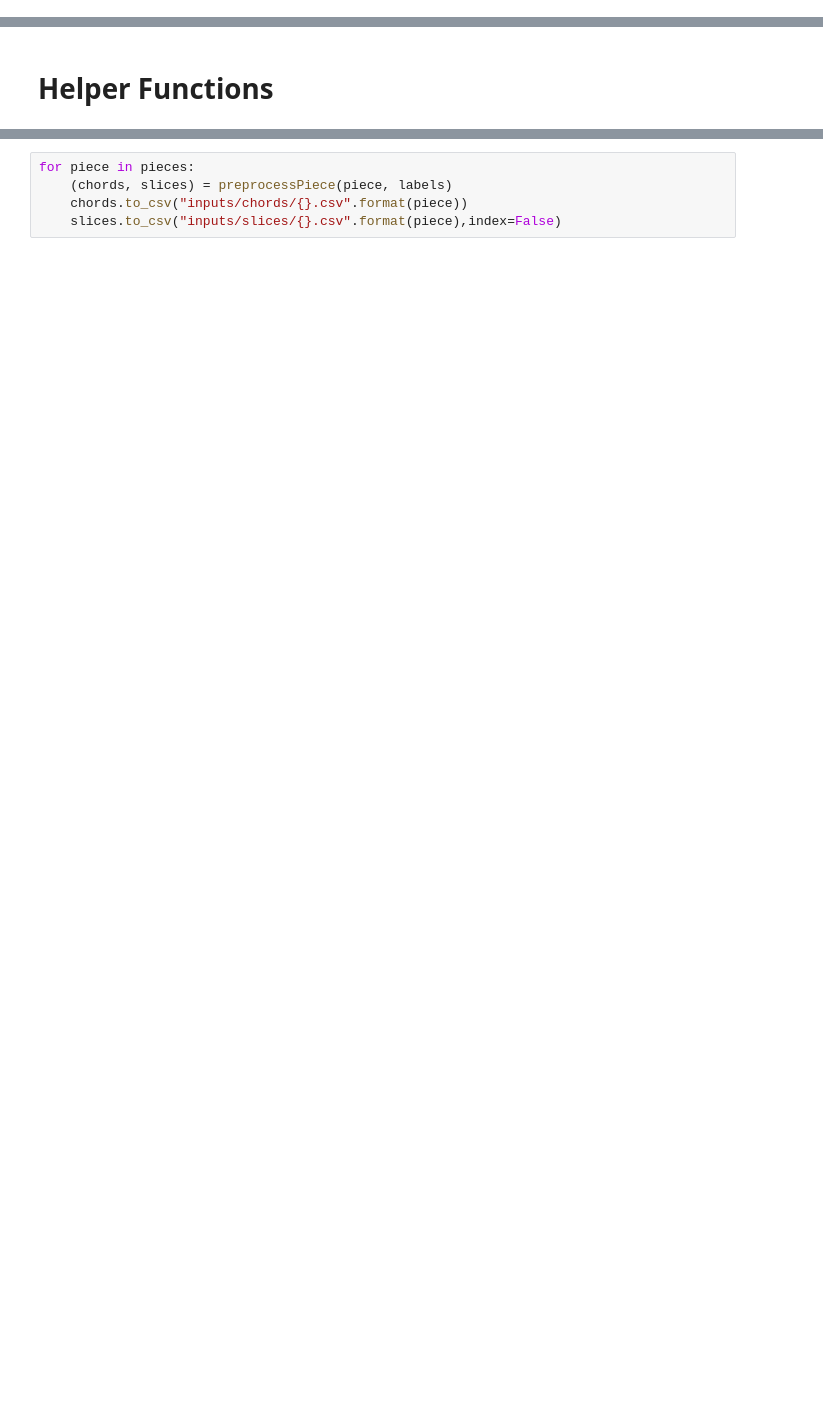
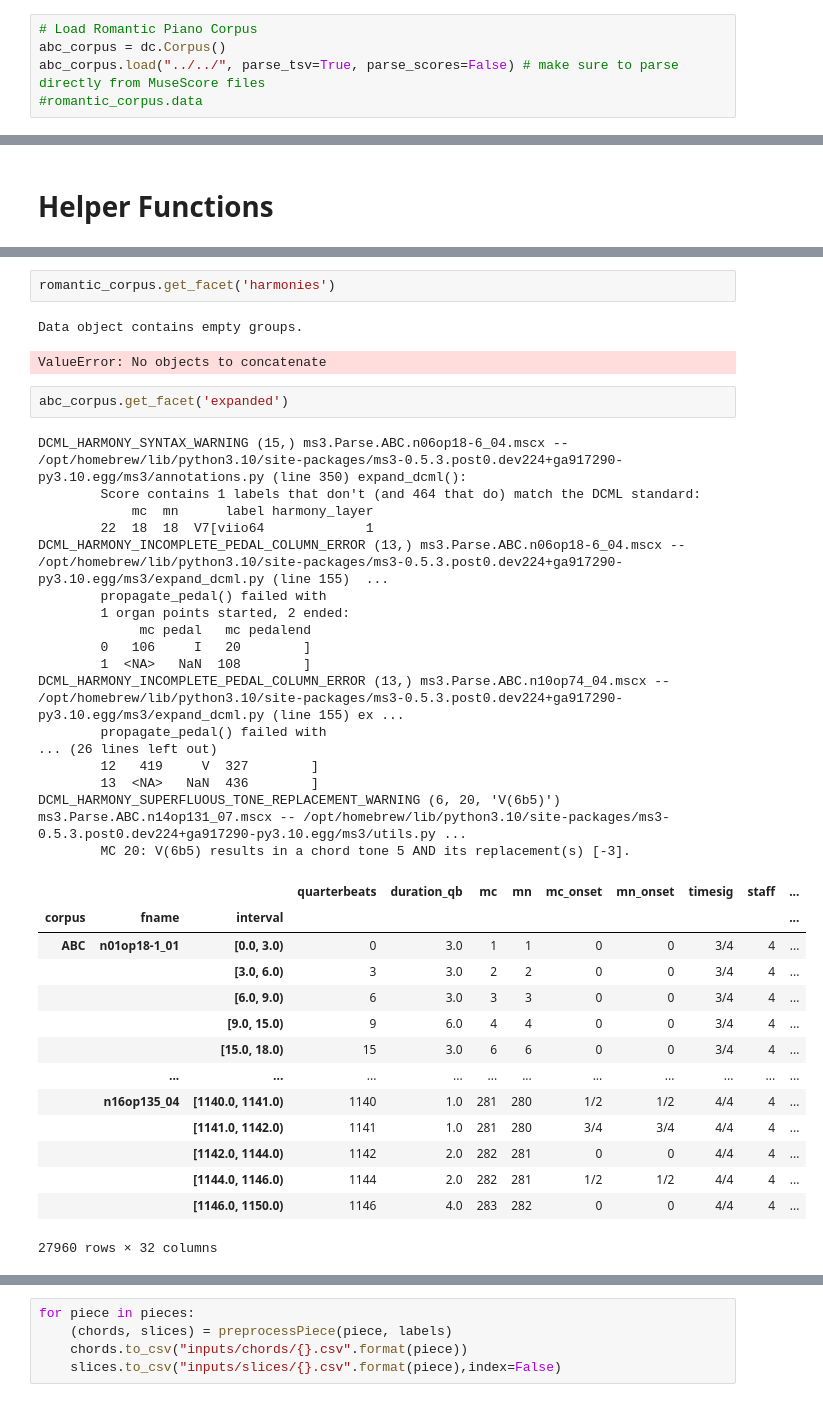
Before and after one commit to judah-daniels/protovoices-haskell, a Jupyter notebook: preprocessing/preprocess.ipynb, the cells around one changed output, grey strips where cells are left out. Saved outputs shown, nothing was run; the diff lists cells and outputs as text; blank space fills up the shorter version.

Commit message:
Many Updates. Command line help text update

```diff
--- a/preprocessing/preprocess.ipynb
+++ b/preprocessing/preprocess.ipynb
@@ -43,0 +24,5 @@ DCML_HARMONY_SUPERFLUOUS_TONE_REPLACEMENT_WARNING (6, 20, 'V(6b5)') ms3.Parse.AB
+# %%
+# Load Romantic Piano Corpus
+abc_corpus = dc.Corpus()
+abc_corpus.load("../../", parse_tsv=True, parse_scores=False) # make sure to parse directly from MuseScore files
+#romantic_corpus.data
@@ -147,3 +142,42 @@ def preprocessPiece(piece : str, labels):
     final_salamis.to_csv('salamis.csv',columns=["new_segment", "new_slice", "pitch","tied"], index=False)
 
     return (full_chords_abs[["chord_type", "rootoffset", "globalkey"]], final_salamis[["new_segment", "new_slice", "pitch", "tied"]])
+# %%
+romantic_corpus.get_facet('harmonies')
+# %% [output]
+Data object contains empty groups.
+ValueError: No objects to concatenate
+# %%
+abc_corpus.get_facet('expanded')
+# %% [output]
+DCML_HARMONY_SYNTAX_WARNING (15,) ms3.Parse.ABC.n06op18-6_04.mscx -- /opt/homebrew/lib/python3.10/site-packages/ms3-0.5.3.post0.dev224+ga917290-py3.10.egg/ms3/annotations.py (line 350) expand_dcml():
+        Score contains 1 labels that don't (and 464 that do) match the DCML standard:
+            mc  mn      label harmony_layer
+        22  18  18  V7[viio64             1
+DCML_HARMONY_INCOMPLETE_PEDAL_COLUMN_ERROR (13,) ms3.Parse.ABC.n06op18-6_04.mscx -- /opt/homebrew/lib/python3.10/site-packages/ms3-0.5.3.post0.dev224+ga917290-py3.10.egg/ms3/expand_dcml.py (line 155)  ...
+        propagate_pedal() failed with
+        1 organ points started, 2 ended:
+             mc pedal   mc pedalend
+        0   106     I   20        ]
+        1  <NA>   NaN  108        ]
+DCML_HARMONY_INCOMPLETE_PEDAL_COLUMN_ERROR (13,) ms3.Parse.ABC.n10op74_04.mscx -- /opt/homebrew/lib/python3.10/site-packages/ms3-0.5.3.post0.dev224+ga917290-py3.10.egg/ms3/expand_dcml.py (line 155) ex ...
+        propagate_pedal() failed with
+... (26 lines left out)
+        12   419     V  327        ]
+        13  <NA>   NaN  436        ]
+DCML_HARMONY_SUPERFLUOUS_TONE_REPLACEMENT_WARNING (6, 20, 'V(6b5)') ms3.Parse.ABC.n14op131_07.mscx -- /opt/homebrew/lib/python3.10/site-packages/ms3-0.5.3.post0.dev224+ga917290-py3.10.egg/ms3/utils.py ...
+        MC 20: V(6b5) results in a chord tone 5 AND its replacement(s) [-3].
+|  |  |  | quarterbeats | duration_qb | mc | mn | mc_onset | mn_onset | timesig | staff | ... |
+| corpus | fname | interval |  |  |  |  |  |  |  |  | ... |
+| ABC | n01op18-1_01 | [0.0, 3.0) | 0 | 3.0 | 1 | 1 | 0 | 0 | 3/4 | 4 | ... |
+|  |  | [3.0, 6.0) | 3 | 3.0 | 2 | 2 | 0 | 0 | 3/4 | 4 | ... |
+|  |  | [6.0, 9.0) | 6 | 3.0 | 3 | 3 | 0 | 0 | 3/4 | 4 | ... |
+|  |  | [9.0, 15.0) | 9 | 6.0 | 4 | 4 | 0 | 0 | 3/4 | 4 | ... |
+|  |  | [15.0, 18.0) | 15 | 3.0 | 6 | 6 | 0 | 0 | 3/4 | 4 | ... |
+|  | ... | ... | ... | ... | ... | ... | ... | ... | ... | ... | ... |
+|  | n16op135_04 | [1140.0, 1141.0) | 1140 | 1.0 | 281 | 280 | 1/2 | 1/2 | 4/4 | 4 | ... |
+|  |  | [1141.0, 1142.0) | 1141 | 1.0 | 281 | 280 | 3/4 | 3/4 | 4/4 | 4 | ... |
+|  |  | [1142.0, 1144.0) | 1142 | 2.0 | 282 | 281 | 0 | 0 | 4/4 | 4 | ... |
+|  |  | [1144.0, 1146.0) | 1144 | 2.0 | 282 | 281 | 1/2 | 1/2 | 4/4 | 4 | ... |
+|  |  | [1146.0, 1150.0) | 1146 | 4.0 | 283 | 282 | 0 | 0 | 4/4 | 4 | ... |
+27960 rows × 32 columns
```
Also changed, not shown: parts of 15 cells of this notebook, 10 other files.
